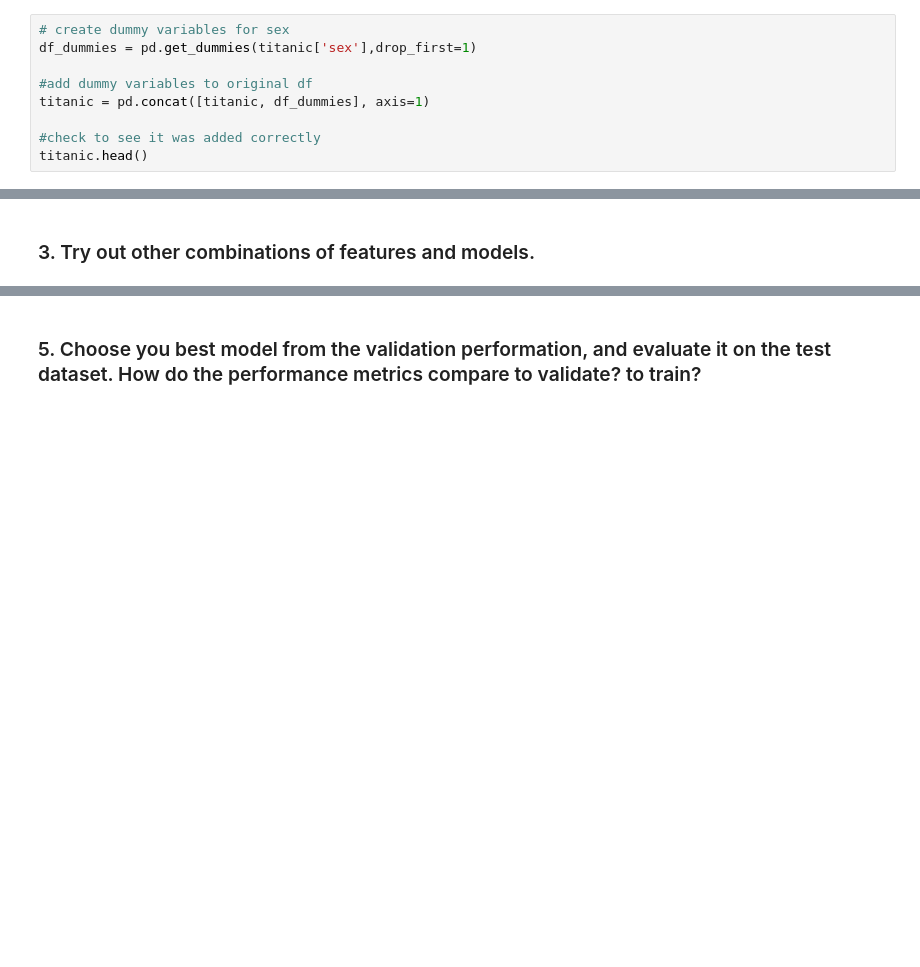
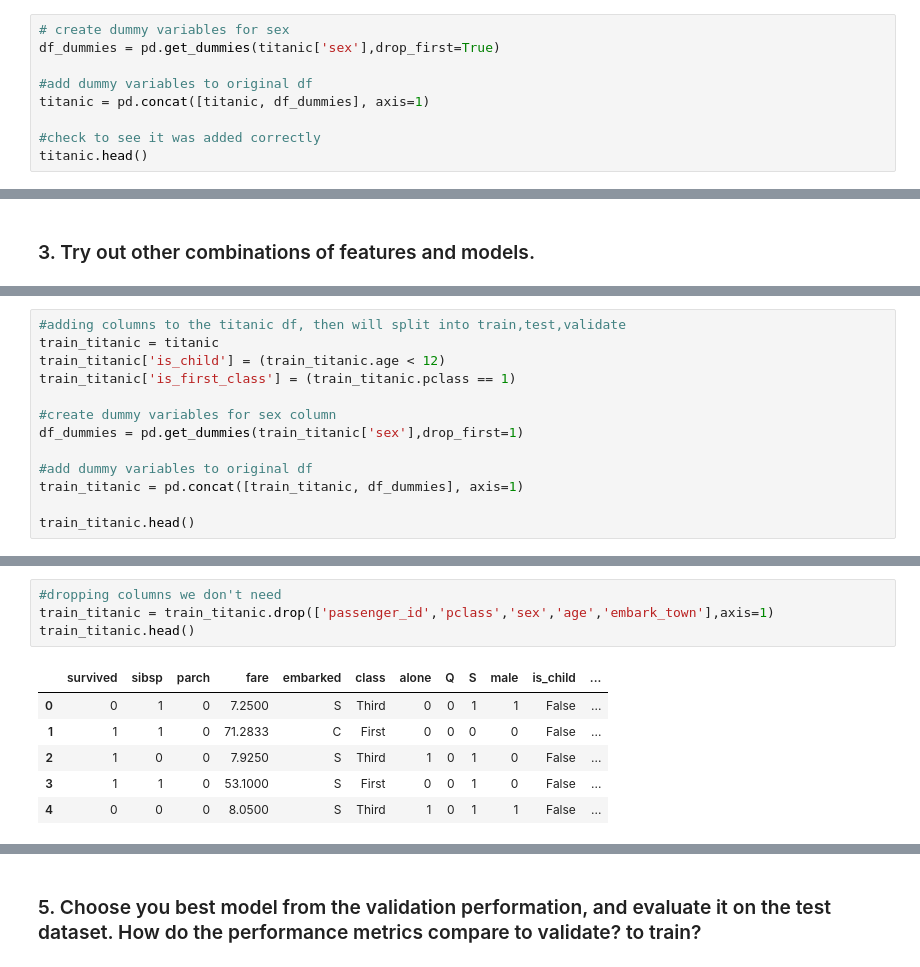
Before and after one commit to ThompsonBethany01/classification-exercises, a Jupyter notebook: model.ipynb, the cells around one changed output, grey strips where cells are left out. Drawn from its saved outputs; the diff is of its cells as text; blank space fills up the shorter version.

```diff
--- a/model.ipynb
+++ b/model.ipynb
@@ -200,7 +232,7 @@ model1_acc = accuracy_score(y_train, y_pred)
 #### Adding the sex feature, and adjusting the weights of c
 # %%
 # create dummy variables for sex
-df_dummies = pd.get_dummies(titanic['sex'],drop_first=1)
+df_dummies = pd.get_dummies(titanic['sex'],drop_first=True)
 
 #add dummy variables to original df
 titanic = pd.concat([titanic, df_dummies], axis=1)
@@ -266,0 +314,13 @@ Accuracy of Logistic Regression classifier on training set: 0.37
+# %%
+#adding columns to the titanic df, then will split into train,test,validate
+train_titanic = titanic
+train_titanic['is_child'] = (train_titanic.age < 12)
+train_titanic['is_first_class'] = (train_titanic.pclass == 1)
+
+#create dummy variables for sex column
+df_dummies = pd.get_dummies(train_titanic['sex'],drop_first=1)
+
+#add dummy variables to original df
+train_titanic = pd.concat([train_titanic, df_dummies], axis=1)
+
+train_titanic.head()
@@ -266,0 +334,11 @@ Accuracy of Logistic Regression classifier on training set: 0.37
+# %%
+#dropping columns we don't need
+train_titanic = train_titanic.drop(['passenger_id','pclass','sex','age','embark_town'],axis=1)
+train_titanic.head()
+# %% [output]
+|  | survived | sibsp | parch | fare | embarked | class | alone | Q | S | male | is_child | ... |
+| 0 | 0 | 1 | 0 | 7.2500 | S | Third | 0 | 0 | 1 | 1 | False | ... |
+| 1 | 1 | 1 | 0 | 71.2833 | C | First | 0 | 0 | 0 | 0 | False | ... |
+| 2 | 1 | 0 | 0 | 7.9250 | S | Third | 1 | 0 | 1 | 0 | False | ... |
+| 3 | 1 | 1 | 0 | 53.1000 | S | First | 0 | 0 | 1 | 0 | False | ... |
+| 4 | 0 | 0 | 0 | 8.0500 | S | Third | 1 | 0 | 1 | 1 | False | ... |
```
Also changed, not shown: parts of 82 cells of this notebook.
